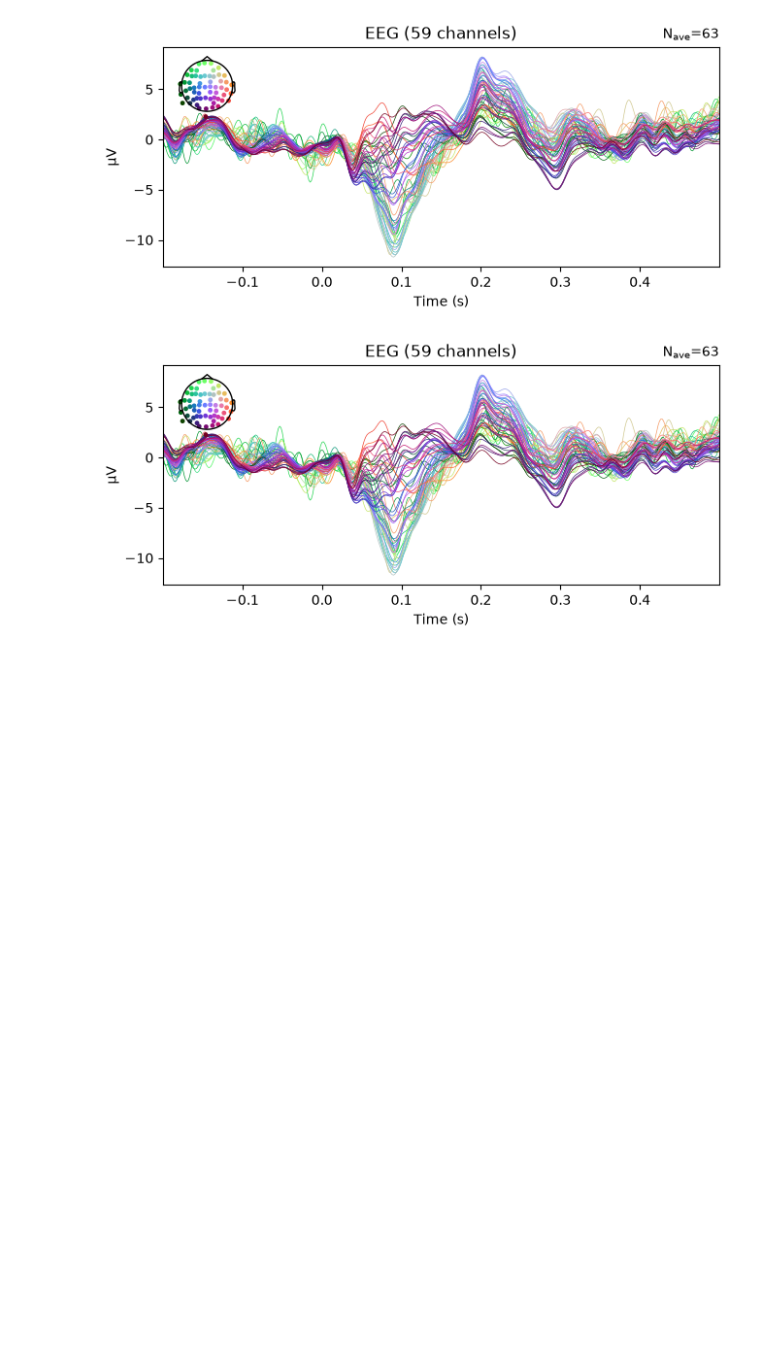
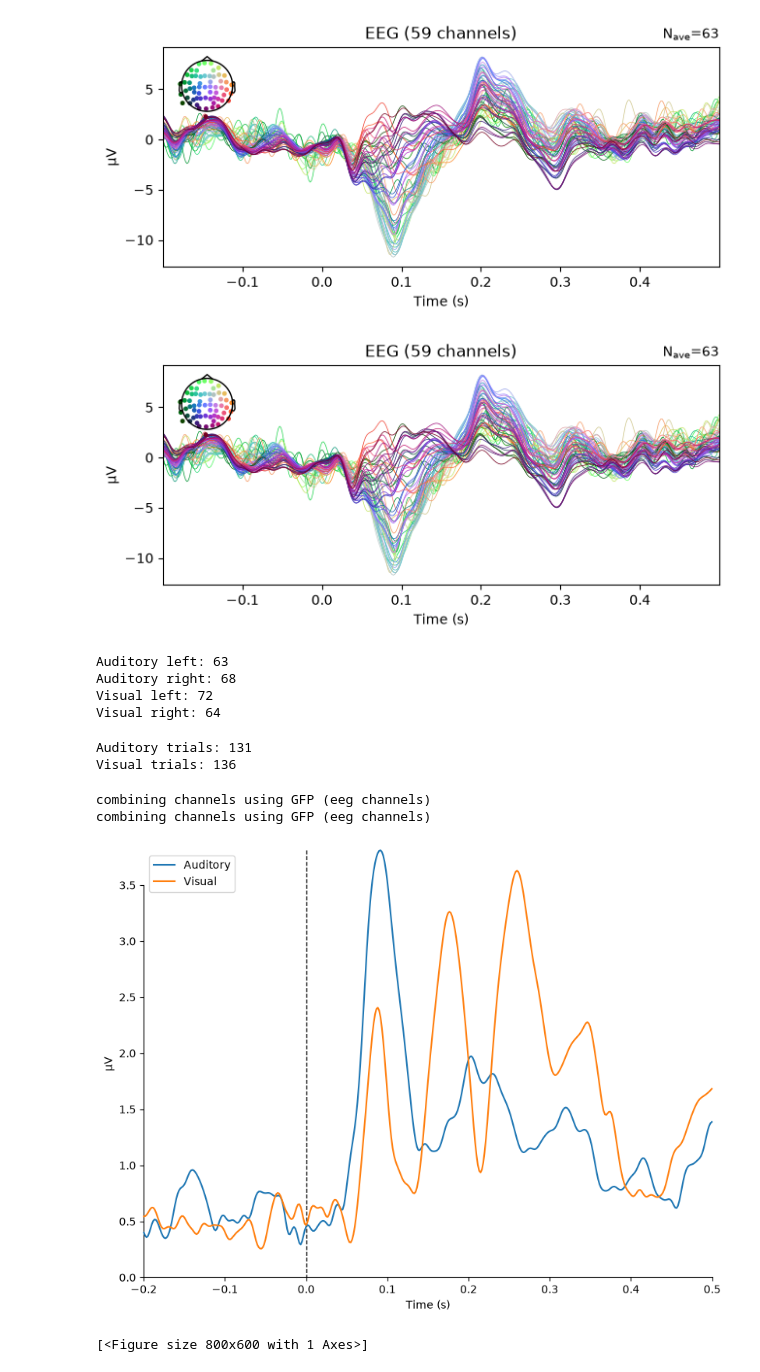
Before and after one commit to KhorchaniMarwa/eeg-cognitive-control-erp-analysis, a Jupyter notebook: notebooks/03_erp_analysis.ipynb, the cells around one changed output. Drawn from its saved outputs; the diff is of its cells as text; code cells hidden in the pictures; blank space fills up the shorter version.

Commit message:
compare auditory and visual ERP responses

```diff
--- a/notebooks/03_erp_analysis.ipynb
+++ b/notebooks/03_erp_analysis.ipynb
@@ -56,0 +63,29 @@ auditory_left_erp.plot()
+# %%
+print("Auditory left:", auditory_left.nave)
+print("Auditory right:", auditory_right.nave)
+print("Visual left:", visual_left.nave)
+print("Visual right:", visual_right.nave)
+# %% [output]
+Auditory left: 63
+Auditory right: 68
+Visual left: 72
+Visual right: 64
+# %%
+auditory_erp = epochs["auditory"].average()
+visual_erp = epochs["visual"].average()
+
+print("Auditory trials:", auditory_erp.nave)
+print("Visual trials:", visual_erp.nave)
+# %% [output]
+Auditory trials: 131
+Visual trials: 136
+# %%
+mne.viz.plot_compare_evokeds({
+    "Auditory": auditory_erp,
+    "Visual": visual_erp
+})
+# %% [output]
+combining channels using GFP (eeg channels)
+combining channels using GFP (eeg channels)
+[figure, added]
+[<Figure size 800x600 with 1 Axes>]
```
Also changed, not shown: parts of 3 cells of this notebook.
